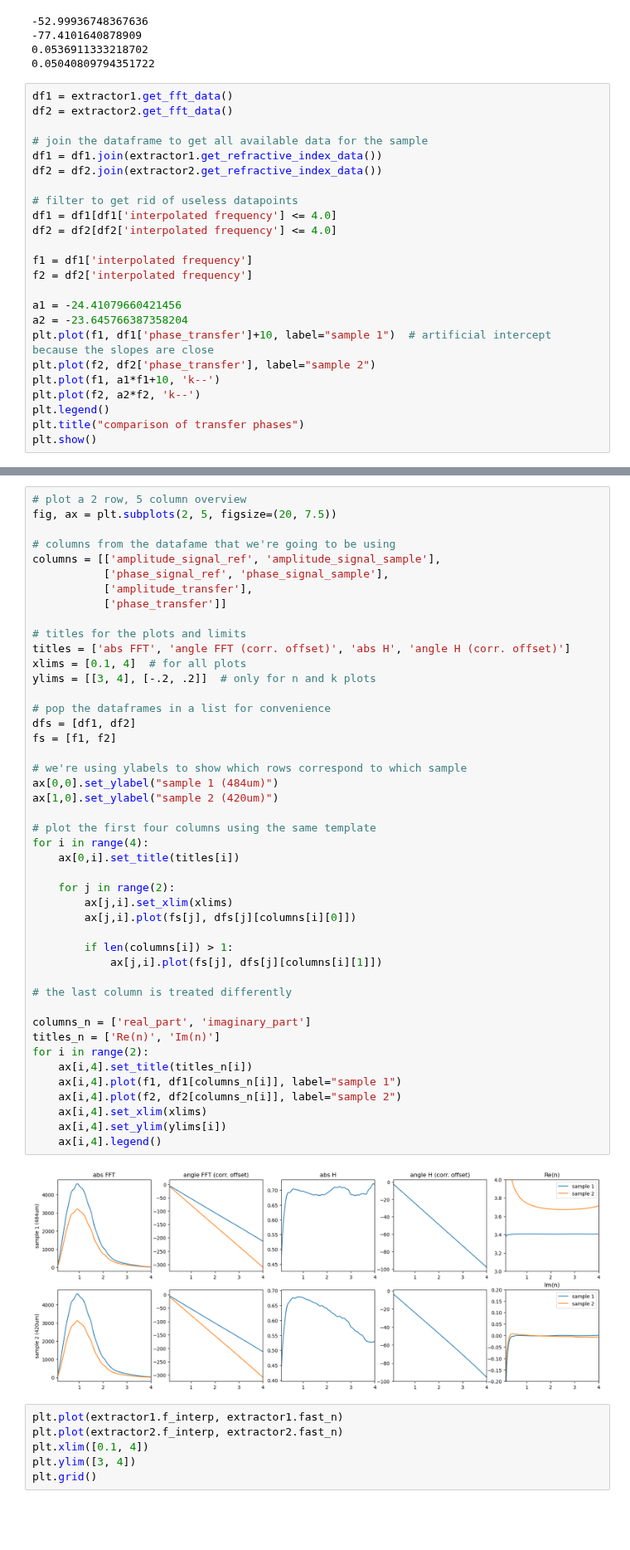
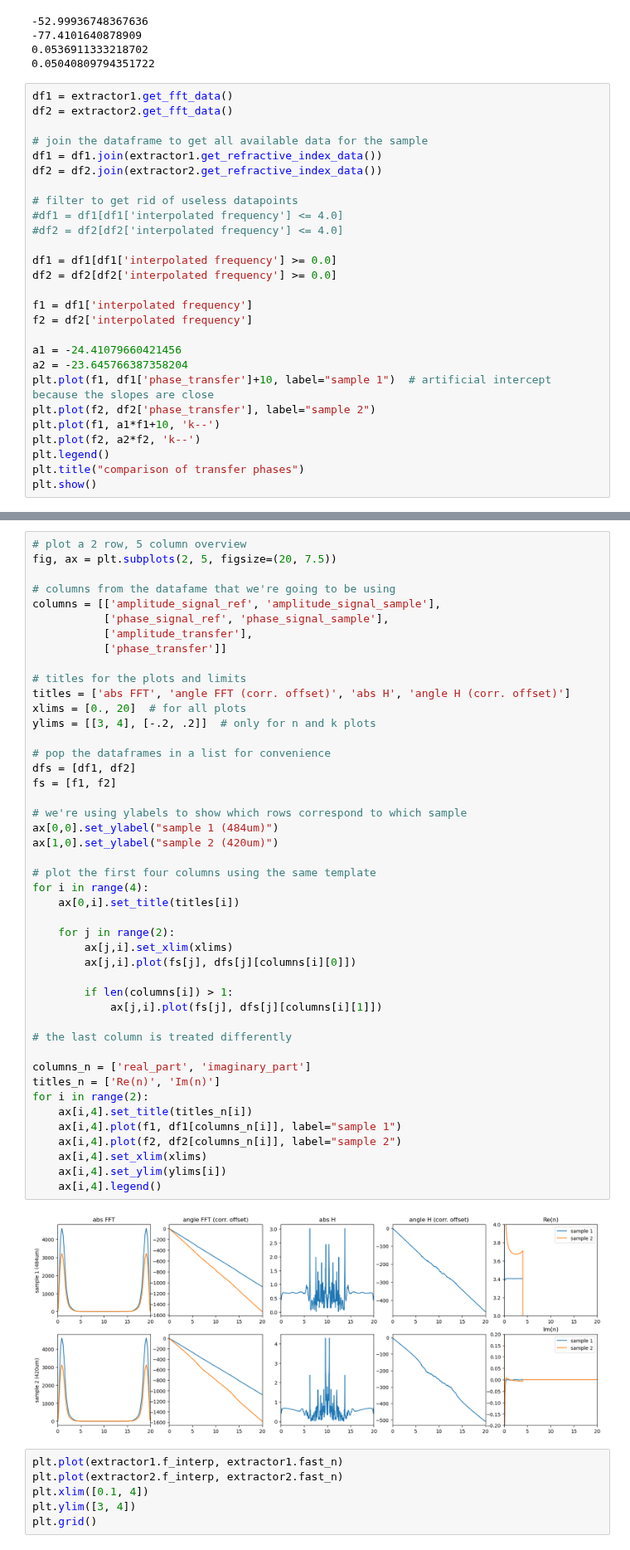
Before and after one commit to tls54/THz-TDS, a Jupyter notebook: Notebooks/gaas.ipynb, the cells around one changed output, grey strips where cells are left out. Shown at 83% size. Cells and saved outputs as stored; diff of their text form; blank space fills up the shorter version.

```diff
--- a/Notebooks/gaas.ipynb
+++ b/Notebooks/gaas.ipynb
@@ -86,8 +86,11 @@ df1 = df1.join(extractor1.get_refractive_index_data())
 df2 = df2.join(extractor2.get_refractive_index_data())
 
 # filter to get rid of useless datapoints
-df1 = df1[df1['interpolated frequency'] <= 4.0]
-df2 = df2[df2['interpolated frequency'] <= 4.0]
+#df1 = df1[df1['interpolated frequency'] <= 4.0]
+#df2 = df2[df2['interpolated frequency'] <= 4.0]
+
+df1 = df1[df1['interpolated frequency'] >= 0.0]
+df2 = df2[df2['interpolated frequency'] >= 0.0]
 
 f1 = df1['interpolated frequency']
 f2 = df2['interpolated frequency']
@@ -115,41 +118,41 @@ columns = [['amplitude_signal_ref', 'amplitude_signal_sample'],
 
 # titles for the plots and limits
 titles = ['abs FFT', 'angle FFT (corr. offset)', 'abs H', 'angle H (corr. offset)']
-xlims = [0.1, 4]  # for all plots
+xlims = [0., 20]  # for all plots
 ylims = [[3, 4], [-.2, .2]]  # only for n and k plots
 
 # pop the dataframes in a list for convenience
 dfs = [df1, df2]
 fs = [f1, f2]
 
 # we're using ylabels to show which rows correspond to which sample
 ax[0,0].set_ylabel("sample 1 (484um)")
 ax[1,0].set_ylabel("sample 2 (420um)")
 
 # plot the first four columns using the same template
 for i in range(4):
     ax[0,i].set_title(titles[i])
 
     for j in range(2):
         ax[j,i].set_xlim(xlims)
         ax[j,i].plot(fs[j], dfs[j][columns[i][0]])
 
         if len(columns[i]) > 1:
             ax[j,i].plot(fs[j], dfs[j][columns[i][1]])
 
 # the last column is treated differently
 
 columns_n = ['real_part', 'imaginary_part']
 titles_n = ['Re(n)', 'Im(n)']
 for i in range(2):
     ax[i,4].set_title(titles_n[i])
     ax[i,4].plot(f1, df1[columns_n[i]], label="sample 1")
     ax[i,4].plot(f2, df2[columns_n[i]], label="sample 2")
     ax[i,4].set_xlim(xlims)
     ax[i,4].set_ylim(ylims[i])
     ax[i,4].legend()
 # %% [output]
-[figure, old version]
+[figure, new version]
 # %%
 plt.plot(extractor1.f_interp, extractor1.fast_n)
 plt.plot(extractor2.f_interp, extractor2.fast_n)
```
Also changed, not shown: parts of 3 cells of this notebook, 3 other files.
